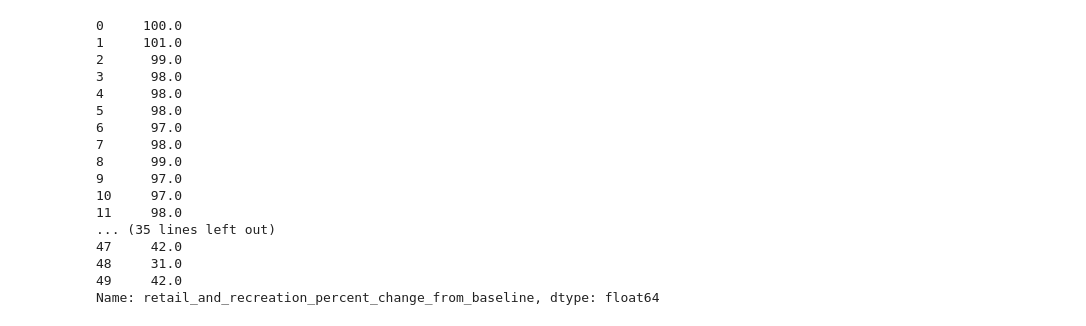
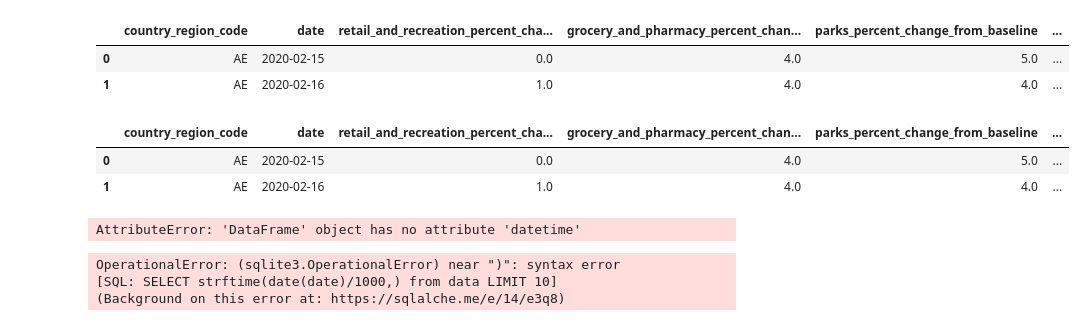
Before and after one commit to AmirSahrani/Data_Processing_Google_Mobility_visualization, a Jupyter notebook: workbook.ipynb, the cells around one changed output. Cells and saved outputs as stored; diff of their text form; code cells hidden in the pictures.

```diff
--- a/workbook.ipynb
+++ b/workbook.ipynb
@@ -7,21 +8,10 @@ df = pd.DataFrame(f,columns=["country_region_code","date","retail_and_recreation
-# %%
-# df["retail_and_recreation_percent_change_from_baseline"] = df["retail_and_recreation_percent_change_from_baseline"] + 100
-df["retail_and_recreation_percent_change_from_baseline"].drop()
-# %% [output]
-0     100.0
-1     101.0
-2      99.0
-3      98.0
-4      98.0
-5      98.0
-6      97.0
-7      98.0
-8      99.0
-9      97.0
-10     97.0
-11     98.0
-... (35 lines left out)
-47     42.0
-48     31.0
-49     42.0
-Name: retail_and_recreation_percent_change_from_baseline, dtype: float64
+# %%
+display(pd.read_csv('C:\\Users\\amisa\\Documents\\Python\\Final_Project.git\\2022_All_Countries_Region_Mobility_Report.csv', nrows=2).head())
+display(pd.read_csv('C:\\Users\\amisa\\Documents\\Python\\Final_Project.git\\2022_All_Countries_Region_Mobility_Report.csv', nrows=2).tail())
+# %% [output]
+|  | country_region_code | date | retail_and_recreation_percent_cha... | grocery_and_pharmacy_percent_chan... | parks_percent_change_from_baseline | ... |
+| 0 | AE | 2020-02-15 | 0.0 | 4.0 | 5.0 | ... |
+| 1 | AE | 2020-02-16 | 1.0 | 4.0 | 4.0 | ... |
+|  | country_region_code | date | retail_and_recreation_percent_cha... | grocery_and_pharmacy_percent_chan... | parks_percent_change_from_baseline | ... |
+| 0 | AE | 2020-02-15 | 0.0 | 4.0 | 5.0 | ... |
+| 1 | AE | 2020-02-16 | 1.0 | 4.0 | 4.0 | ... |
@@ -27,0 +26,34 @@ Name: retail_and_recreation_percent_change_from_baseline, dtype: float64
+# %%
+start = dt.datetime.now()
+chunksize = 20000
+j = 0
+index_start = 1
+
+for df in pd.read_csv('C:\\Users\\amisa\\Documents\\Python\\Final_Project.git\\2022_All_Countries_Region_Mobility_Report.csv', chunksize=chunksize, iterator=True, encoding='utf-8'):
+
+    df = df.rename(columns={c: c.replace(' ', '') for c in df.columns}) # Remove spaces from columns
+
+    df['date'] = pd.to_datetime(df['date']) # Convert to datetimes
+    df["retail_and_recreation_percent_change_from_baseline"]    = (df["retail_and_recreation_percent_change_from_baseline"].fillna(method= "ffill")) + 100
+    df["grocery_and_pharmacy_percent_change_from_baseline"]     = (df["grocery_and_pharmacy_percent_change_from_baseline"].fillna(method= "ffill")) + 100
+    df["parks_percent_change_from_baseline"]                    = (df["parks_percent_change_from_baseline"].fillna(method= "ffill")) + 100
+    df["transit_stations_percent_change_from_baseline"]         = (df["transit_stations_percent_change_from_baseline"].fillna(method= "ffill")) + 100
+    df["workplaces_percent_change_from_baseline"]               = (df["workplaces_percent_change_from_baseline"].fillna(method= "ffill")) + 100
+    df["residential_percent_change_from_baseline"]              = (df["residential_percent_change_from_baseline"].fillna(method= "ffill")) + 100
+    df["country_region_code"]                                   = df["country_region_code"].map(dict)
+    df.index += index_start
+
+    # Remove the un-interesting columns
+    columns = ["country_region_code","date","retail_and_recreation_percent_change_from_baseline","grocery_and_pharmacy_percent_change_from_baseline","parks_percent_change_from_baseline","transit_stations_percent_change_from_baseline","workplaces_percent_change_from_baseline","residential_percent_change_from_baseline"]
+
+    for c in df.columns:
+        if c not in columns:
+            df = df.drop(c, axis=1)
+
+
+    j+=1
+
+    df.to_sql('data', disk_engine, if_exists='append')
+    index_start = df.index[-1] + 1
+# %% [output]
+AttributeError: 'DataFrame' object has no attribute 'datetime'
@@ -27,0 +62,7 @@ Name: retail_and_recreation_percent_change_from_baseline, dtype: float64
+# %%
+dt = pd.read_sql_query("SELECT strftime(date(date),) from data LIMIT 10",disk_engine)
+dt
+# %% [output]
+OperationalError: (sqlite3.OperationalError) near ")": syntax error
+[SQL: SELECT strftime(date(date)/1000,) from data LIMIT 10]
+(Background on this error at: https://sqlalche.me/e/14/e3q8)
```
Also changed, not shown: parts of 10 cells of this notebook, 2 other files.
